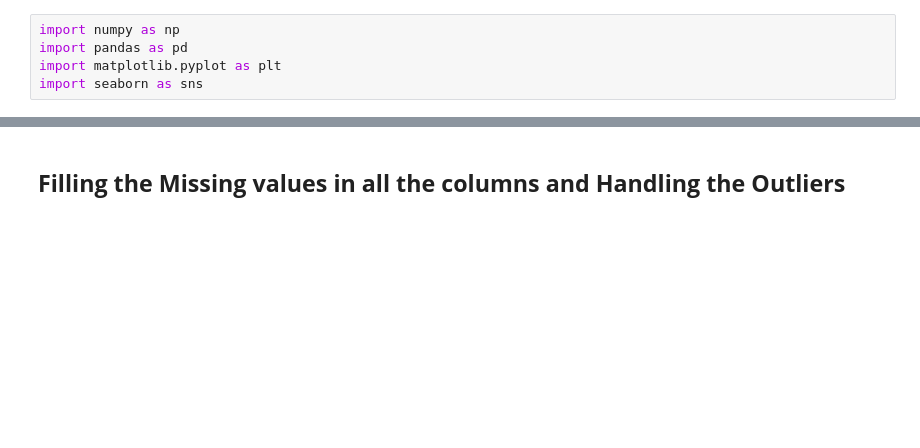
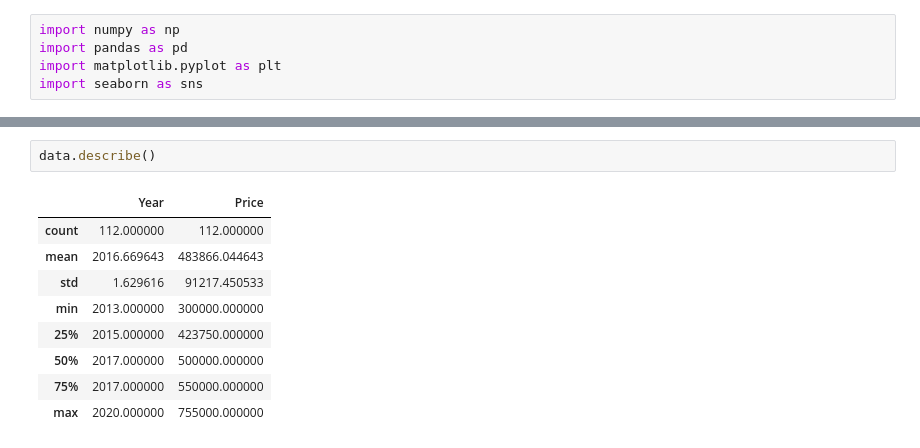
Before and after one commit to priyanka4678/Assignment_on_python_for_DSA, a Jupyter notebook: Priyanka_Kumari.ipynb, the cells around one changed output, grey strips where cells are left out. Drawn from its saved outputs; the diff is of its cells as text; blank space fills up the shorter version.

```diff
--- a/Priyanka_Kumari.ipynb
+++ b/Priyanka_Kumari.ipynb
@@ -71,3 +44,13 @@ Embarked         2
 dtype: int64
-# %% [markdown]
-## **Filling the Missing values in all the columns and Handling the Outliers**
+# %%
+data.describe()
+# %% [output]
+|  | Year | Price |
+| count | 112.000000 | 112.000000 |
+| mean | 2016.669643 | 483866.044643 |
+| std | 1.629616 | 91217.450533 |
+| min | 2013.000000 | 300000.000000 |
+| 25% | 2015.000000 | 423750.000000 |
+| 50% | 2017.000000 | 500000.000000 |
+| 75% | 2017.000000 | 550000.000000 |
+| max | 2020.000000 | 755000.000000 |
```
Also changed, not shown: parts of 48 cells of this notebook.
